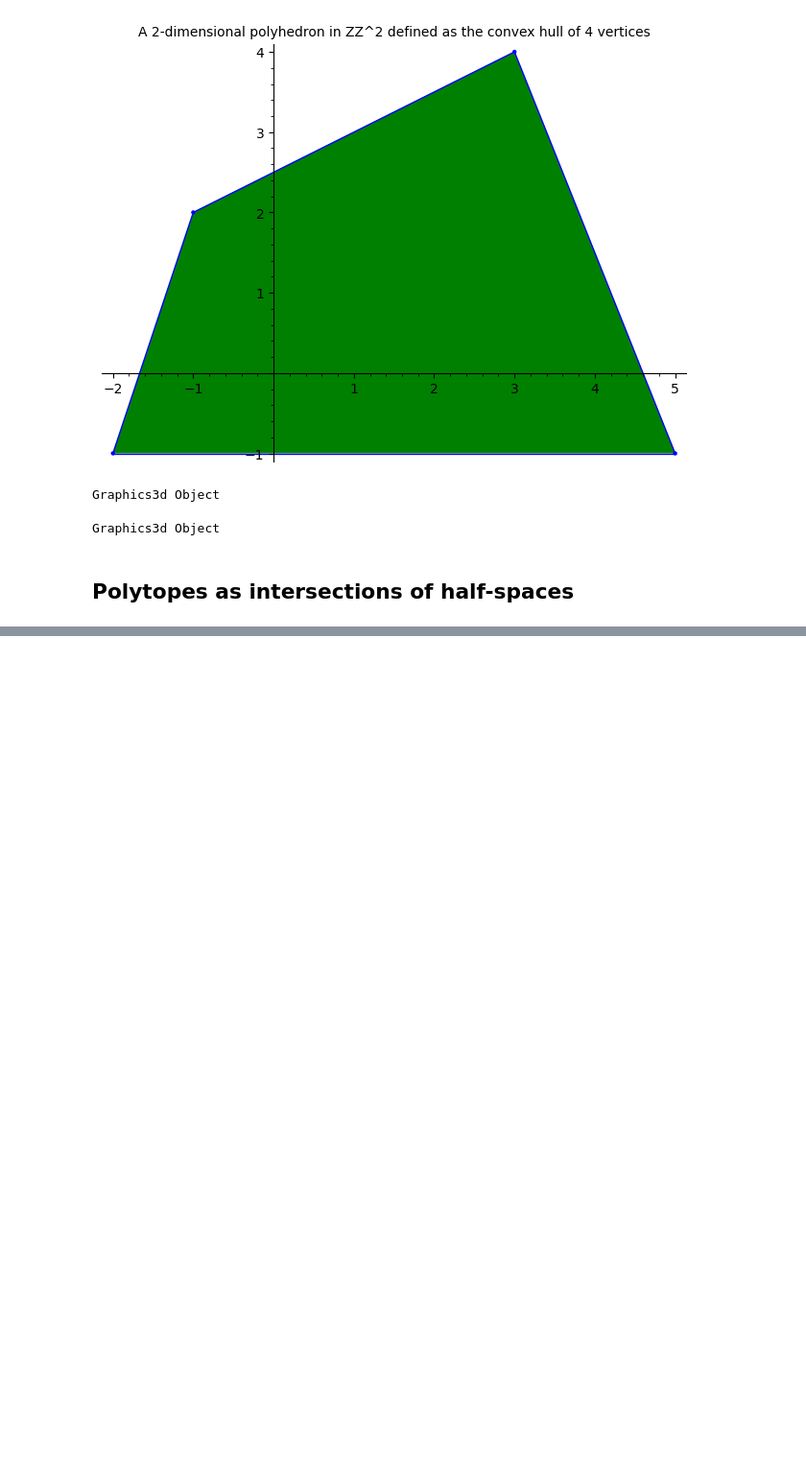
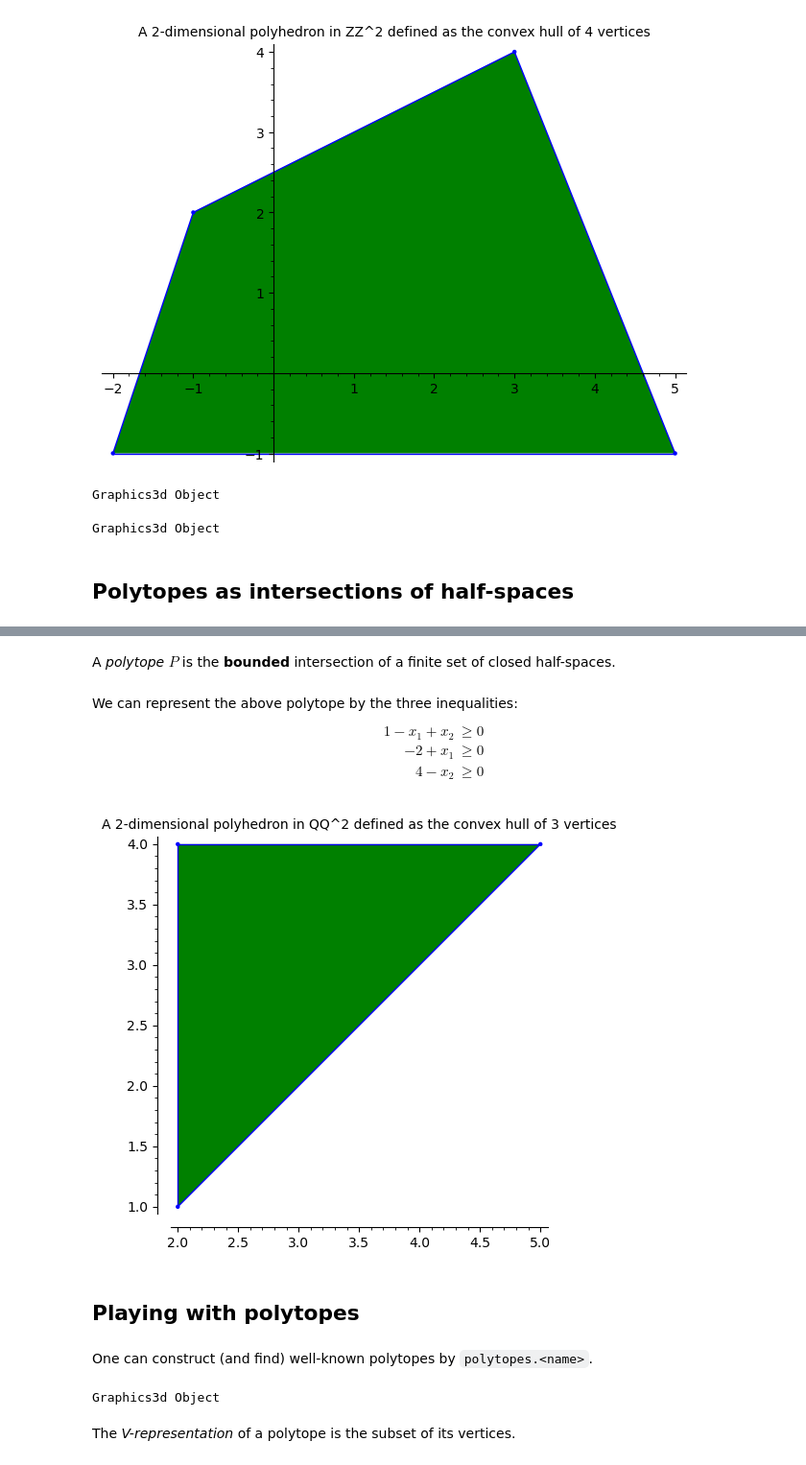
Before and after one commit to joshmaglione/CS3101-Notes, a Jupyter notebook: Notes/SageMath/sage04_polytopes.ipynb, the cells around one changed output, grey strips where cells are left out. Shown at 96% size. Drawn from its saved outputs; the diff is of its cells as text; code cells hidden in the pictures; blank space fills up the shorter version.

```diff
--- a/Notes/SageMath/sage04_polytopes.ipynb
+++ b/Notes/SageMath/sage04_polytopes.ipynb
@@ -39,0 +72,31 @@ Graphics3d Object
+# %% [markdown]
+A *polytope* $P$ is the **bounded** intersection of a finite set of closed half-spaces.
+# %% [markdown]
+We can represent the above polytope by the three inequalities:
+$$
+\begin{aligned}
+    1-x_1 + x_2 &\geqslant 0 \\
+    -2 + x_1 &\geqslant 0 \\
+    4 - x_2 &\geqslant 0
+\end{aligned}
+$$
+# %%
+P = Polyhedron(ieqs=[
+    (1, -1, 1),
+    (-2, 1, 0),
+    (4, 0, -1)
+])
+P
+# %% [output]
+[figure, added]
+# %% [markdown]
+## Playing with polytopes
+# %% [markdown]
+One can construct (and find) well-known polytopes by `polytopes.<name>`.
+# %%
+P = polytopes.dodecahedron()
+P.render_wireframe()
+# %% [output]
+Graphics3d Object
+# %% [markdown]
+The *V-representation* of a polytope is the subset of its vertices.
```
Also changed, not shown: parts of 15 cells of this notebook.
